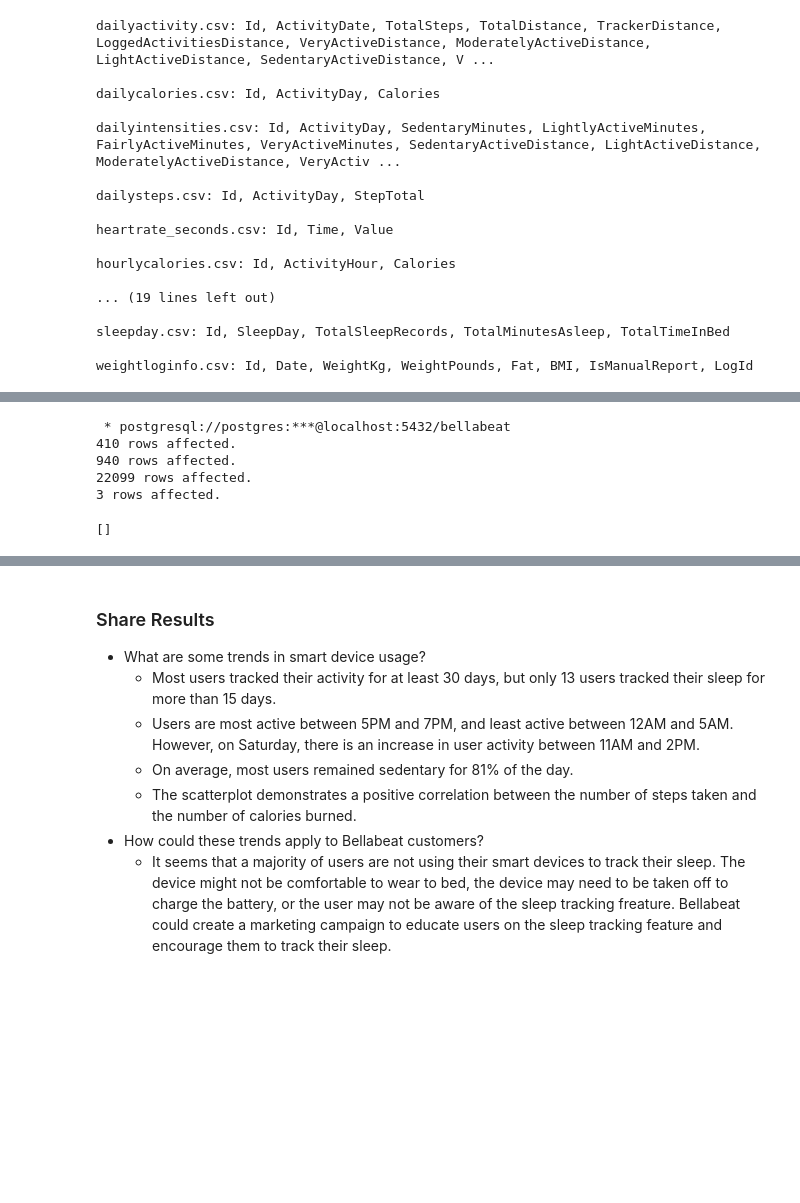
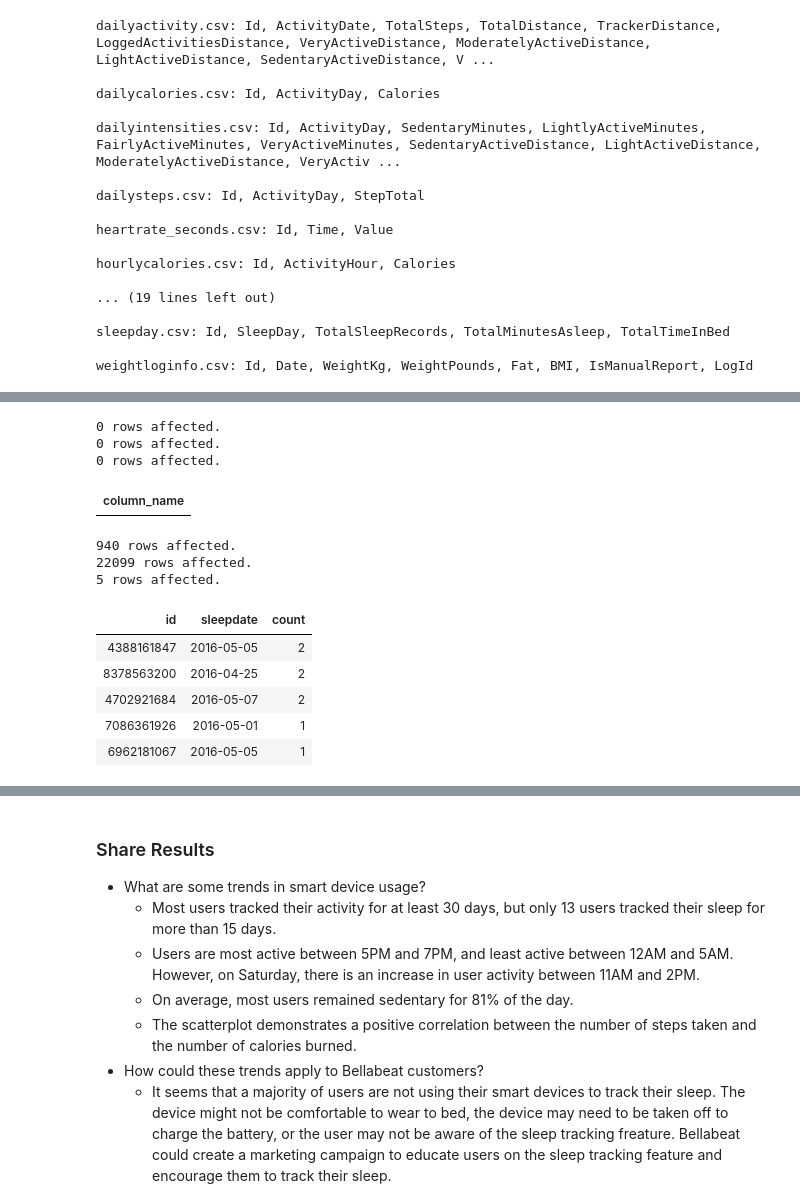
Before and after one commit to Peachtaco/bellabeat_project, a Jupyter notebook: bellabeat.ipynb, the cells around one changed output, grey strips where cells are left out. Saved outputs shown, nothing was run; the diff lists cells and outputs as text; code cells hidden in the pictures; blank space fills up the shorter version.

```diff
--- a/bellabeat.ipynb
+++ b/bellabeat.ipynb
@@ -252,39 +274,65 @@ ORDER BY table_name, column_name;
+# %%
+%%sql
+--Check for null values in tables
+SELECT column_name
+FROM information_schema.columns
+WHERE table_name = 'dailyactivity'
+AND table_schema = 'public'
+AND is_nullable = 'YES'
+AND EXISTS (
+    SELECT 1 FROM dailyactivity WHERE column_name IS NULL);
+
+SELECT column_name
+FROM information_schema.columns
+WHERE table_name = 'sleepday'
+AND table_schema = 'public'
+AND is_nullable = 'YES'
+AND EXISTS (
+    SELECT 1 FROM sleepday WHERE column_name IS NULL);
+
+SELECT column_name
+FROM information_schema.columns
+WHERE table_name = 'hourlydata'
+AND table_schema = 'public'
+AND is_nullable = 'YES'
+AND EXISTS (
+    SELECT 1 FROM hourlydata WHERE column_name IS NULL);
+# %% [output]
+0 rows affected.
+0 rows affected.
+0 rows affected.
+| column_name |
 # %%
 %%sql
 --Check for duplicates
-SELECT id,
-       sleepdate,
-       COUNT(*)
-FROM sleepday
-GROUP BY id, sleepdate
-ORDER BY COUNT(*) DESC;
-
 SELECT id,
        activitydate,
        COUNT(*)
 FROM dailyactivity
 GROUP BY id, activitydate
 ORDER BY COUNT(*) DESC;
 
 SELECT id,
        activityhour,
        COUNT(*)
 FROM hourlydata
 GROUP BY id, activityhour
 ORDER BY COUNT(*) DESC;
 
---Duplicate rows deleted
-DELETE
+SELECT id,
+       sleepdate,
+       COUNT(*)
 FROM sleepday
-WHERE ctid IN (SELECT ctid
-               FROM (SELECT ctid,
-                            ROW_NUMBER() OVER (PARTITION BY id, sleepday) AS rn
-                     FROM sleepday) AS temptable
-               WHERE rn > 1);
+GROUP BY id, sleepdate
+ORDER BY COUNT(*) DESC
+LIMIT 5;
 # %% [output]
- * postgresql://postgres:***@localhost:5432/bellabeat
-410 rows affected.
 940 rows affected.
 22099 rows affected.
-3 rows affected.
+5 rows affected.
-[]
+| id | sleepdate | count |
+| 4388161847 | 2016-05-05 | 2 |
+| 8378563200 | 2016-04-25 | 2 |
+| 4702921684 | 2016-05-07 | 2 |
+| 7086361926 | 2016-05-01 | 1 |
+| 6962181067 | 2016-05-05 | 1 |
```
Also changed, not shown: parts of 18 cells of this notebook, 2 other files.
